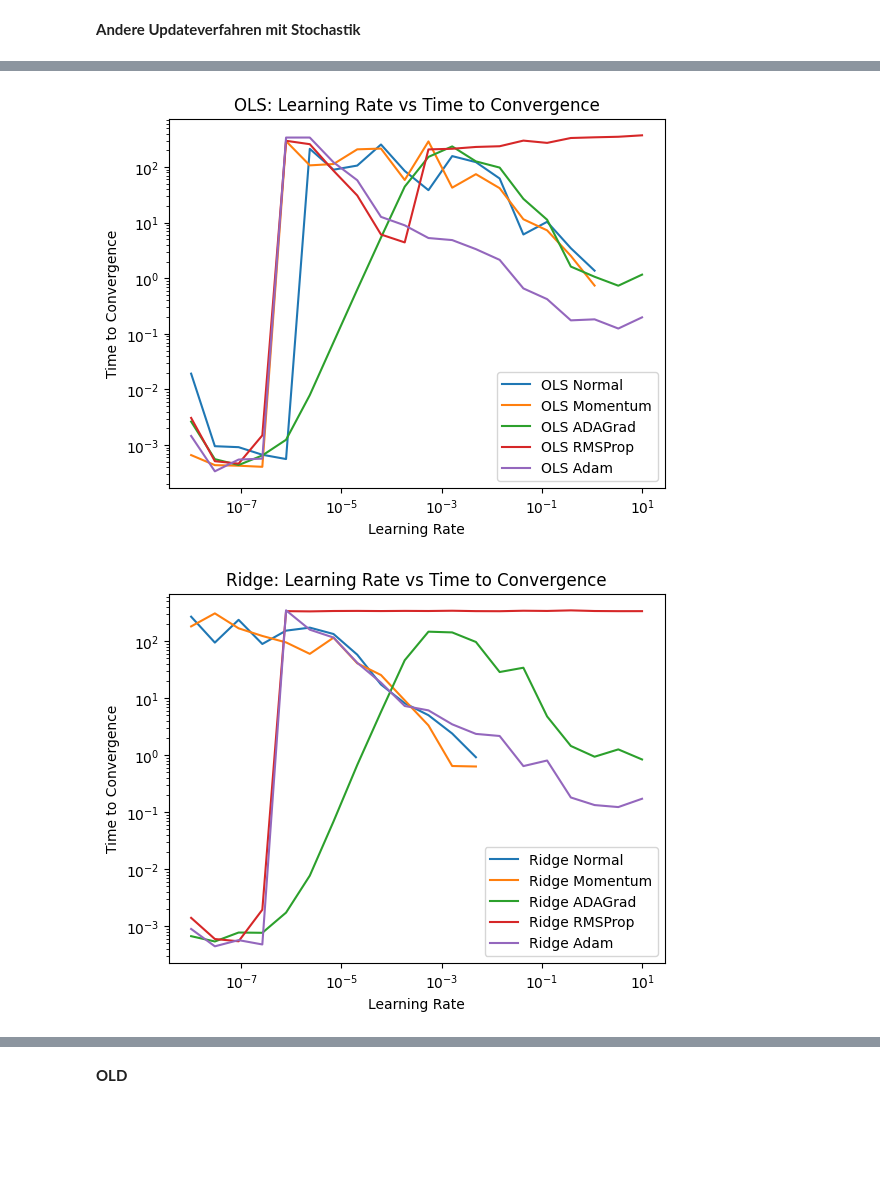
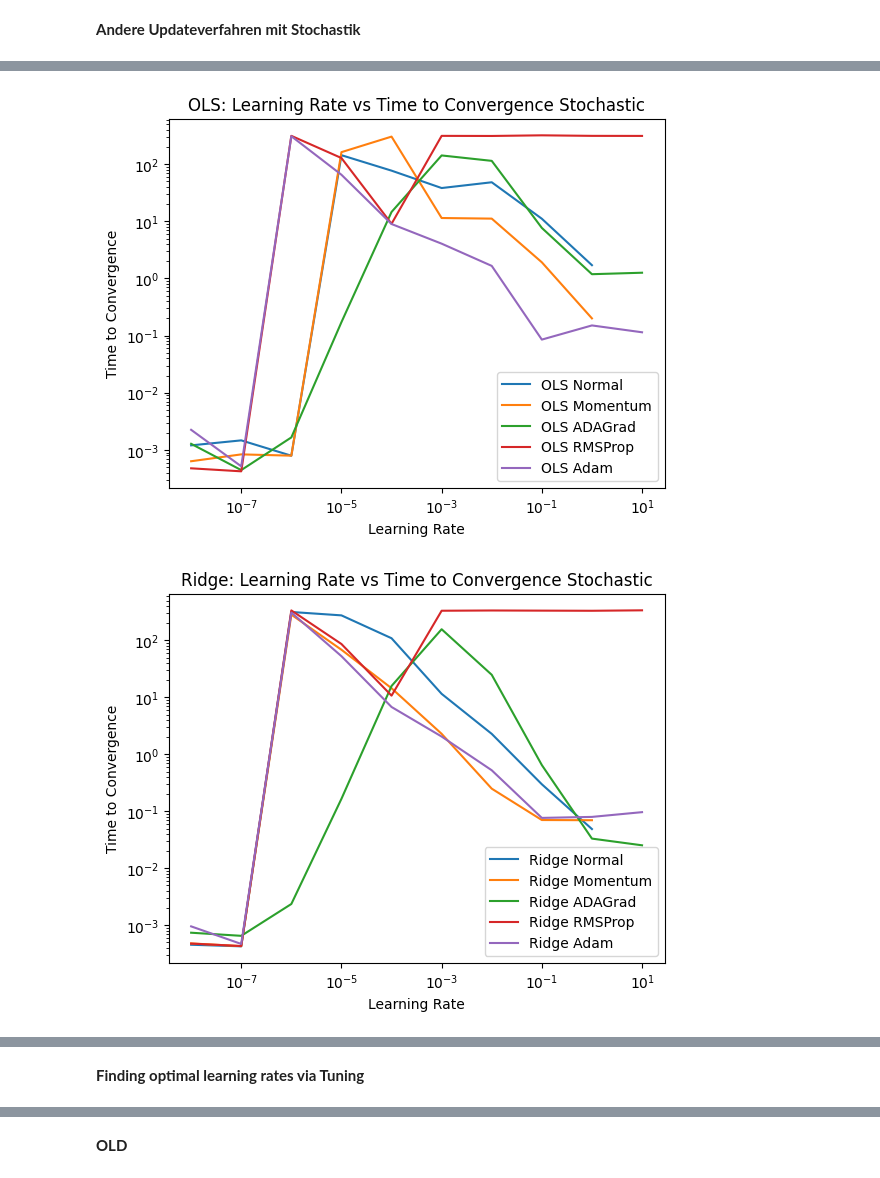
Before and after one commit to thomas-engl/Project-1---Applied-ML, a Jupyter notebook: Archive/Lars/gradient-plots.ipynb, the cells around one changed output, grey strips where cells are left out. Drawn from its saved outputs; the diff is of its cells as text; code cells hidden in the pictures; blank space fills up the shorter version.

```diff
--- a/Archive/Lars/gradient-plots.ipynb
+++ b/Archive/Lars/gradient-plots.ipynb
@@ -279,17 +283,17 @@ def gradient_descent_rmsprop(X, y, gradient, learning_rate, epsilon, rho, max_it
 #gradient: function with parameters xtx, xty, theta and number_of samples which returns the gradient at theta as np.array
 #possible functions are gradient_ols, or the returned functions of maker_gradient_ridge or maker_gradient_lasso
 #learning rate: float used for stochastic gradient descent
-#epsilon: float used for gradient descent
-#beta_1: float used for gradient descent
-#beta_2: float used for gradient descent
 #max_iter: int maximum iteration number in gradient descent
 #precision: float stopping criterion before iteration limit is defined as ||theta_old - theta_new||_2 <= precision
 #stochastic: boolean if stochastic gradient descent should be used
 #batch size: int used for stochastic gradient descent
 #initial value: np.array for gradient descent, if None a random value in range of X is chosen
+#epsilon: float used for gradient descent
+#beta_1: float used for gradient descent
+#beta_2: float used for gradient descent
 
 #returns a list containing the calculated theta and the number of used iterations
-def gradient_descent_adam(X, y, gradient, learning_rate, epsilon, beta_1, beta_2, max_iter, precision, stochastic, batch_size, initial_value = None):
+def gradient_descent_adam(X, y, gradient, learning_rate, max_iter, precision, stochastic, batch_size, initial_value = None,  epsilon = 1e-7, beta_1 = 0.9, beta_2 = 0.999):
     X = X.astype(np.float64)
     y = y.astype(np.float64)
     n_features = X.shape[1]
@@ -314,7 +318,7 @@ def gradient_descent_adam(X, y, gradient, learning_rate, epsilon, beta_1, beta_2
         theta_new = theta_old - learning_rate * m_tilde / (np.sqrt(v_tilde) + epsilon)
 
     if(count == max_iter):
-        pass # print('calculation limit exceeded')
+        pass #print('calculation limit exceeded')
     return [theta_new, count]
 # %% [markdown]
 Finding the optimal learning rates via Tuning
@@ -336,7 +340,7 @@ def tuning(function, parameters, objective):
     result_times = np.zeros(len(parameters))
     result_optimum = {}
     for i, parameter in enumerate(parameters):
-        # print(f"test parameter {parameter}")
+        #print(f"test parameter {parameter}")
         try:
             start = time()
             function_run = function(parameter)
@@ -347,10 +351,14 @@ def tuning(function, parameters, objective):
             result_optimum[parameter] = function_run[0]
         except RuntimeWarning:
             result_objective[i] = np.inf
-            # print("error")
+            result_iterations[i] = np.inf
+            #print("error")
 
     dataframe = pd.DataFrame({"Parameters": parameters, "Result Objective":result_objective, "Number of Iterations": result_iterations, "Time": result_times})
     return [dataframe, result_optimum]
 # %% [markdown]
 **Gradient Descent with fixed learning rates for OLS and Ridge**
+# %%
+MAX_ITER = 1_000_000
+PRECISION = 0.000001
 # %%
@@ -423,3 +441,5 @@ plt.show()
 # %% [markdown]
 **Andere Updateverfahren ohne Stochastik**
+# %%
+parameters = np.logspace(-8, 1, num=10)
 # %%
@@ -647,34 +754,50 @@ plt.show()
 # %%
-plt.plot(df_OLS_normal['Parameters'], df_OLS_normal['Time'], label='OLS Normal')
-plt.plot(df_OLS_momentum['Parameters'], df_OLS_momentum['Time'], label='OLS Momentum')
-plt.plot(df_OLS_ADAgrad['Parameters'], df_OLS_ADAgrad['Time'], label='OLS ADAGrad')
-plt.plot(df_OLS_RMSprop['Parameters'], df_OLS_RMSprop['Time'], label='OLS RMSProp')
-plt.plot(df_OLS_Adam['Parameters'], df_OLS_Adam['Time'], label='OLS Adam')
+plt.plot(df_OLS_normal_stochastic['Parameters'], df_OLS_normal_stochastic['Time'], label='OLS Normal')
+plt.plot(df_OLS_momentum_stochastic['Parameters'], df_OLS_momentum_stochastic['Time'], label='OLS Momentum')
+plt.plot(df_OLS_ADAgrad_stochastic['Parameters'], df_OLS_ADAgrad_stochastic['Time'], label='OLS ADAGrad')
+plt.plot(df_OLS_RMSprop_stochastic['Parameters'], df_OLS_RMSprop_stochastic['Time'], label='OLS RMSProp')
+plt.plot(df_OLS_Adam_stochastic['Parameters'], df_OLS_Adam_stochastic['Time'], label='OLS Adam')
 
 
 plt.xscale('log')
 plt.yscale('log')
 plt.xlabel('Learning Rate')
 plt.ylabel('Time to Convergence')
-plt.title('OLS: Learning Rate vs Time to Convergence')
+plt.title('OLS: Learning Rate vs Time to Convergence Stochastic')
 plt.legend()
 plt.show()
 
 
-plt.plot(df_Ridge_normal['Parameters'], df_Ridge_normal['Time'], label='Ridge Normal')
-plt.plot(df_Ridge_momentum['Parameters'], df_Ridge_momentum['Time'], label='Ridge Momentum')
-plt.plot(df_Ridge_ADAgrad['Parameters'], df_Ridge_ADAgrad['Time'], label='Ridge ADAGrad')
-plt.plot(df_Ridge_RMSprop['Parameters'], df_Ridge_RMSprop['Time'], label='Ridge RMSProp')
-plt.plot(df_Ridge_Adam['Parameters'], df_Ridge_Adam['Time'], label='Ridge Adam')
+plt.plot(df_Ridge_normal_stochastic['Parameters'], df_Ridge_normal_stochastic['Time'], label='Ridge Normal')
+plt.plot(df_Ridge_momentum_stochastic['Parameters'], df_Ridge_momentum_stochastic['Time'], label='Ridge Momentum')
+plt.plot(df_Ridge_ADAgrad_stochastic['Parameters'], df_Ridge_ADAgrad_stochastic['Time'], label='Ridge ADAGrad')
+plt.plot(df_Ridge_RMSprop_stochastic['Parameters'], df_Ridge_RMSprop_stochastic['Time'], label='Ridge RMSProp')
+plt.plot(df_Ridge_Adam_stochastic['Parameters'], df_Ridge_Adam_stochastic['Time'], label='Ridge Adam')
 
 
 plt.xscale('log')
 plt.yscale('log')
 plt.xlabel('Learning Rate')
 plt.ylabel('Time to Convergence')
-plt.title('Ridge: Learning Rate vs Time to Convergence')
+plt.title('Ridge: Learning Rate vs Time to Convergence Stochastic')
 plt.legend()
 plt.show()
+
+
+plt.plot(df_Lasso_normal_stochastic['Parameters'], df_Lasso_normal_stochastic['Time'], label='Lasso Normal')
+plt.plot(df_Lasso_momentum_stochastic['Parameters'], df_Lasso_momentum_stochastic['Time'], label='Lasso Momentum')
+plt.plot(df_Lasso_ADAgrad_stochastic['Parameters'], df_Lasso_ADAgrad_stochastic['Time'], label='Lasso ADAGrad')
+plt.plot(df_Lasso_RMSprop_stochastic['Parameters'], df_Lasso_RMSprop_stochastic['Time'], label='Lasso RMSProp')
+plt.plot(df_Lasso_Adam_stochastic['Parameters'], df_Lasso_Adam_stochastic['Time'], label='Lasso Adam')
+
+
+plt.xscale('log')
+plt.yscale('log')
+plt.xlabel('Learning Rate')
+plt.ylabel('Time to Convergence')
+plt.title('Lasso: Learning Rate vs Time to Convergence Stochastic')
+plt.legend()
+plt.show()
 # %% [output]
-[figure, old version]
+[figure, new version]
-[figure, old version]
+[figure, new version]
@@ -680,0 +805,2 @@ plt.show()
+# %% [markdown]
+**Finding optimal learning rates via Tuning**
```
Also changed, not shown: parts of 48 cells of this notebook, 1 other file.
